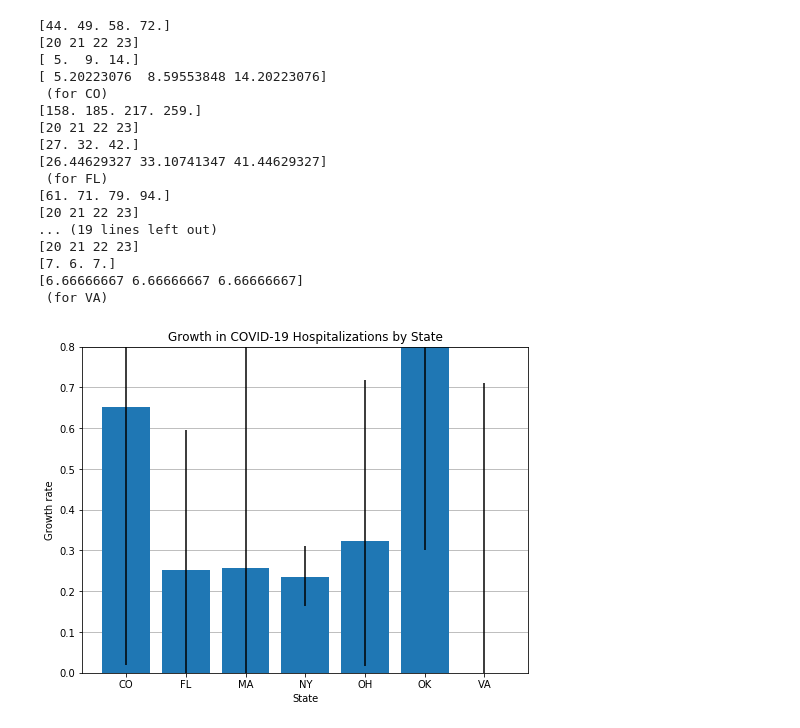
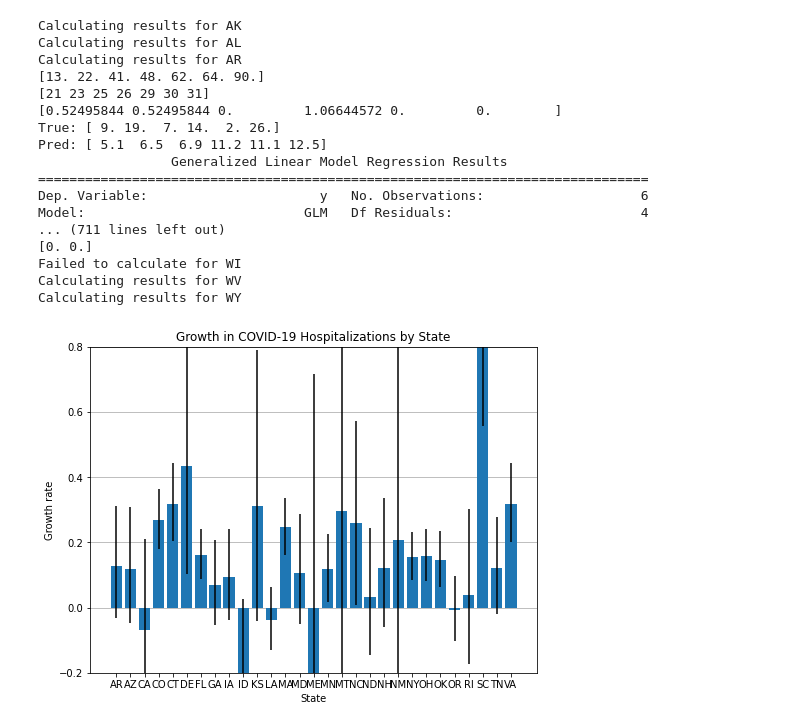
Before and after one commit to syadlowsky/growth-rate-estimation, a Jupyter notebook: Process States.ipynb, the cells around one changed output. Drawn from its saved outputs; the diff is of its cells as text; code cells hidden in the pictures.

```diff
--- a/Process States.ipynb
+++ b/Process States.ipynb
@@ -12,7 +12,7 @@ f = open('data/states-daily.csv')
 reader = csv.DictReader(f)
 rows = []
 
-num_cols = 24
+num_cols = 33
 def default():
   return np.zeros(shape=(num_cols,))
 def intsafe(x):
@@ -23,7 +23,11 @@ deaths = defaultdict(default)
 checked = defaultdict(default)
 checked_all = np.zeros(shape=(num_cols,))
 for row in reader:
-    day = int(row['date']) - 20200301
+    day = int(row['date'])
+    if day <= 20200331:
+        day = day - 20200301
+    else:
+        day = 31 + (day - 20200401)
     state = row['state']
     test_count = intsafe(row['positive'])
     checked_count = intsafe(row['totalTestResults'])
@@ -34,4 +38,3 @@ for row in reader:
     deaths[state][day] = death_count
     checked[state][day] = checked_count
     checked_all[day] += checked_count
-print(checked["NY"])
@@ -45,68 +66,69 @@ def calculate_growth(series, thresh=10, start=5):
   days = np.arange(0, series.shape[0])
   if ((series < thresh).all()):
     return None
-  keep = (series >= start) & (series < 220000)
+  diff = np.diff(np.insert(series, 0, 0))
+  keep = (series >= start) & (diff > 0)
   series = series[keep]
   days = days[keep]
-  if (days.shape[0] < 4):
-    return None
   print(series)
   print(days)
-  model = analyze.ExponentialGrowthRateEstimator(family='NegativeBinomial', alpha=None)
+  if (days.shape[0] < 3):
+    return None
+  model = analyze.ExponentialGrowthRateEstimator(family='NegativeBinomial', alpha=0.15)
   model.fit(day=days, cases=series)
-  print(np.diff(series))
-  print(model.fitted_glm.mu)
+  print('True: %s' % np.diff(series))
+  print('Pred: %s' % np.round(model.fitted_glm.mu, decimals=1))
   print(model.summary())
   est = model.growth_rate()
   low, high = model.growth_rate_confint()
-  return (max(low, 0), est, high)
+  return (low, est, high)
 # %%
 growths = dict()
 dataset = hosps.items()
 for k, v in dataset:
-  #try:
-  growth = calculate_growth(v, thresh = 20, start = 5)
-  if growth:
-    print(' (for %s)' % k)
-    growths[k] = growth
-  #except Exception:
-  #  print('Failed to calculate for %s' % k)
+  try:
+      print('Calculating results for %s' % k)
+      growth = calculate_growth(v, thresh = 20, start = 5)
+      if growth:
+        growths[k] = growth
+  except Exception:
+    print('Failed to calculate for %s' % k)
 # %% [output]
-[44. 49. 58. 72.]
-[20 21 22 23]
-[ 5.  9. 14.]
-[ 5.20223076  8.59553848 14.20223076]
- (for CO)
-[158. 185. 217. 259.]
-[20 21 22 23]
-[27. 32. 42.]
-[26.44629327 33.10741347 41.44629327]
- (for FL)
-[61. 71. 79. 94.]
-[20 21 22 23]
-... (19 lines left out)
-[20 21 22 23]
-[7. 6. 7.]
-[6.66666667 6.66666667 6.66666667]
- (for VA)
+Calculating results for AK
+Calculating results for AL
+Calculating results for AR
+[13. 22. 41. 48. 62. 64. 90.]
+[21 23 25 26 29 30 31]
+[0.52495844 0.52495844 0.         1.06644572 0.         0.        ]
+True: [ 9. 19.  7. 14.  2. 26.]
+Pred: [ 5.1  6.5  6.9 11.2 11.1 12.5]
+                 Generalized Linear Model Regression Results
+==============================================================================
+Dep. Variable:                      y   No. Observations:                    6
+Model:                            GLM   Df Residuals:                        4
+... (711 lines left out)
+[0. 0.]
+Failed to calculate for WI
+Calculating results for WV
+Calculating results for WY
 # %%
-to_plot = growths#{k:v for k, v in growths.items() if k == 'WA'}
+to_plot = growths
 names = list(to_plot.keys())
 err_l = list([v[1]-v[0] for v in to_plot.values()])
 ests  = list([v[1] for v in to_plot.values()])
 err_h = list([v[2]-v[1] for v in to_plot.values()])
 errs = np.array([err_l, err_h])
 plt.rcParams['axes.axisbelow'] = True
 plt.bar(range(len(names)), ests, yerr=errs, align='center')
-plt.ylim([0,0.8])
+plt.ylim([-0.2,0.8])
 plt.grid(axis='y')
 plt.xlabel('State')
 plt.ylabel('Growth rate')
 plt.title('Growth in COVID-19 Hospitalizations by State')
 fig = matplotlib.pyplot.gcf()
 fig.set_size_inches(8, 6)
 
 plt.xticks(range(len(names)), names)
 plt.show()
 # %% [output]
-[figure, old version]
+[figure, new version]
```
Also changed, not shown: parts of 5 cells of this notebook, 3 other files.
